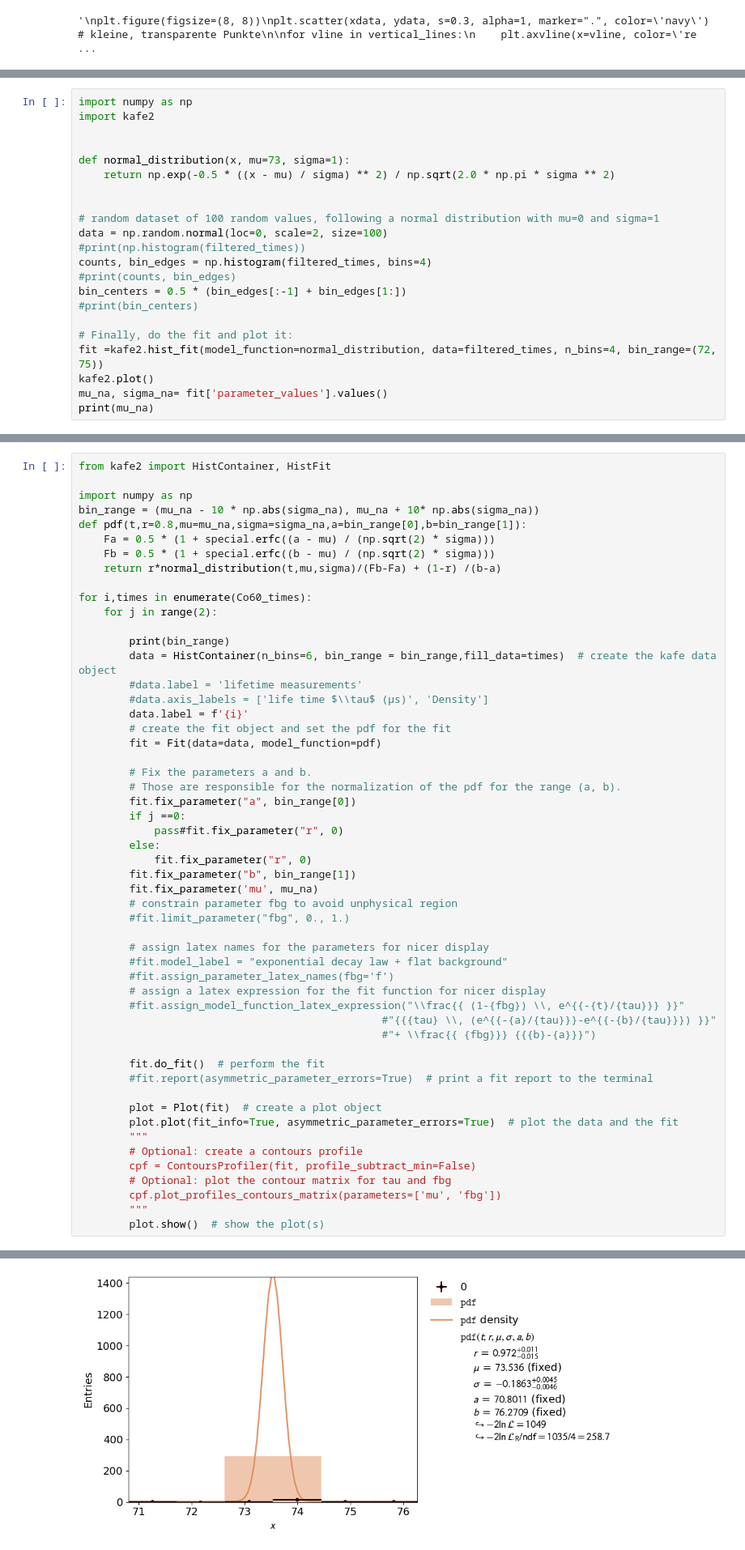
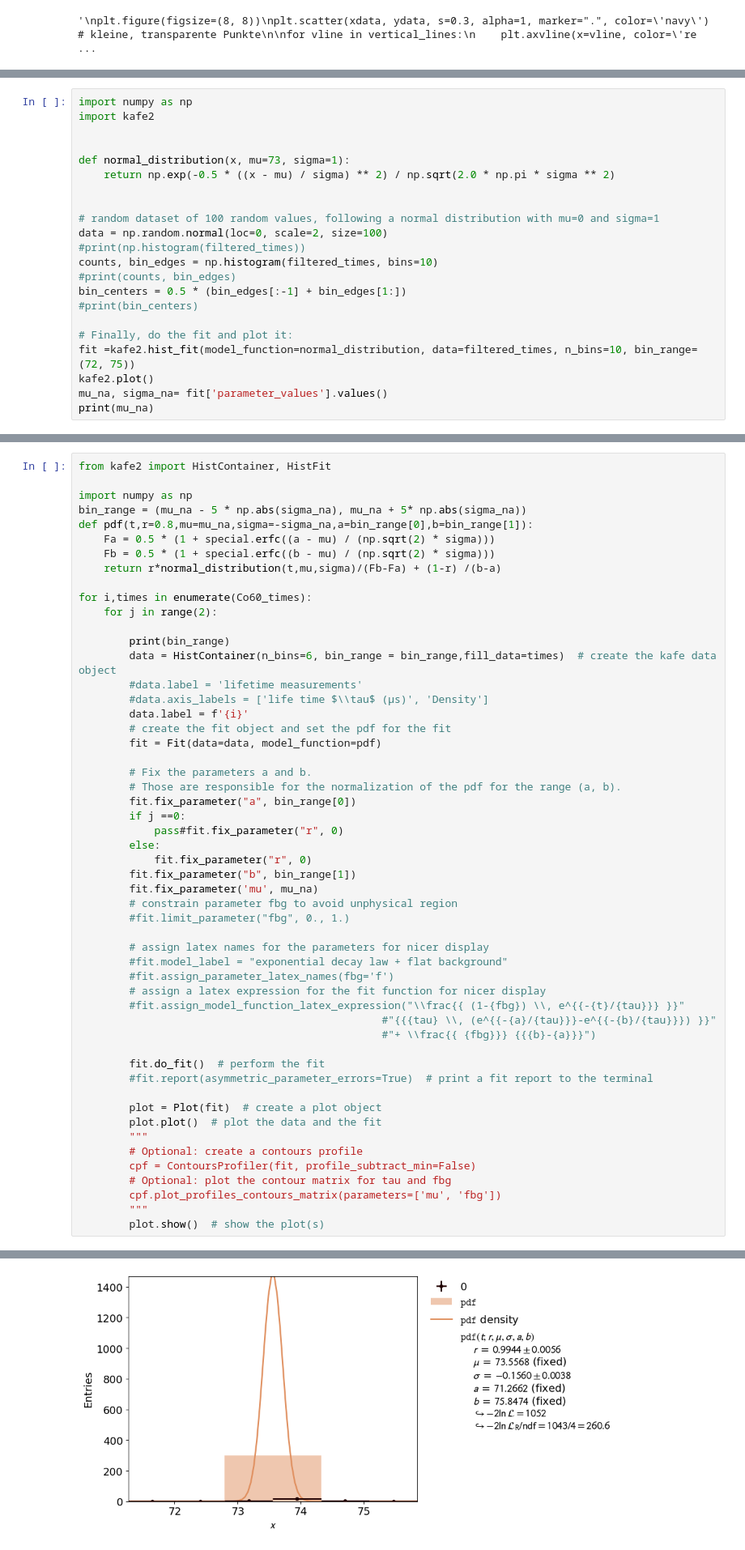
Before and after one commit to caesar2003/P4-Gamma-Coincidence-Spectroscopy, a Jupyter notebook: auswertung.ipynb, the cells around one changed output, grey strips where cells are left out. Shown at 81% size. Cells and saved outputs as stored; diff of their text form.

```diff
--- a/auswertung.ipynb
+++ b/auswertung.ipynb
@@ -912,13 +912,13 @@ def normal_distribution(x, mu=73, sigma=1):
 # random dataset of 100 random values, following a normal distribution with mu=0 and sigma=1
 data = np.random.normal(loc=0, scale=2, size=100)
 #print(np.histogram(filtered_times))
-counts, bin_edges = np.histogram(filtered_times, bins=4)
+counts, bin_edges = np.histogram(filtered_times, bins=10)
 #print(counts, bin_edges)
 bin_centers = 0.5 * (bin_edges[:-1] + bin_edges[1:])
 #print(bin_centers)
 
 # Finally, do the fit and plot it:
-fit =kafe2.hist_fit(model_function=normal_distribution, data=filtered_times, n_bins=4, bin_range=(72, 75))
+fit =kafe2.hist_fit(model_function=normal_distribution, data=filtered_times, n_bins=10, bin_range=(72, 75))
 kafe2.plot()
 mu_na, sigma_na= fit['parameter_values'].values()
 print(mu_na)
@@ -1009,8 +1008,8 @@ Warning: the cost function has been evaluated as infinite. The fit might not con
 from kafe2 import HistContainer, HistFit
 
 import numpy as np
-bin_range = (mu_na - 10 * np.abs(sigma_na), mu_na + 10* np.abs(sigma_na))
-def pdf(t,r=0.8,mu=mu_na,sigma=sigma_na,a=bin_range[0],b=bin_range[1]):
+bin_range = (mu_na - 5 * np.abs(sigma_na), mu_na + 5* np.abs(sigma_na))
+def pdf(t,r=0.8,mu=mu_na,sigma=-sigma_na,a=bin_range[0],b=bin_range[1]):
     Fa = 0.5 * (1 + special.erfc((a - mu) / (np.sqrt(2) * sigma)))
     Fb = 0.5 * (1 + special.erfc((b - mu) / (np.sqrt(2) * sigma)))
     return r*normal_distribution(t,mu,sigma)/(Fb-Fa) + (1-r) /(b-a)
@@ -1050,7 +1049,7 @@ for i,times in enumerate(Co60_times):
         #fit.report(asymmetric_parameter_errors=True)  # print a fit report to the terminal
 
         plot = Plot(fit)  # create a plot object
-        plot.plot(fit_info=True, asymmetric_parameter_errors=True)  # plot the data and the fit
+        plot.plot()  # plot the data and the fit
         """
         # Optional: create a contours profile
         cpf = ContoursProfiler(fit, profile_subtract_min=False)
@@ -1063,2 +1062,2 @@ for i,times in enumerate(Co60_times):
 Warning: the cost function has been evaluated as infinite. The fit might not converge correctly.
-[figure, old version]
+[figure, new version]
```
Also changed, not shown: parts of 3 cells of this notebook.
